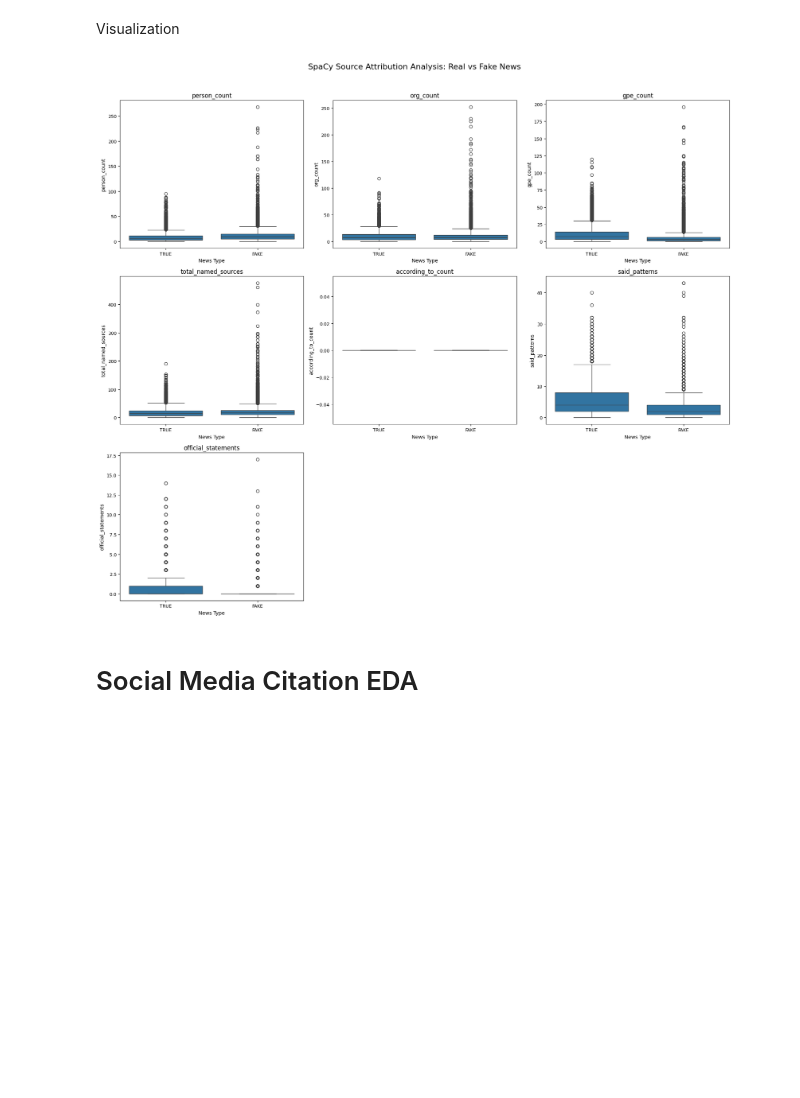
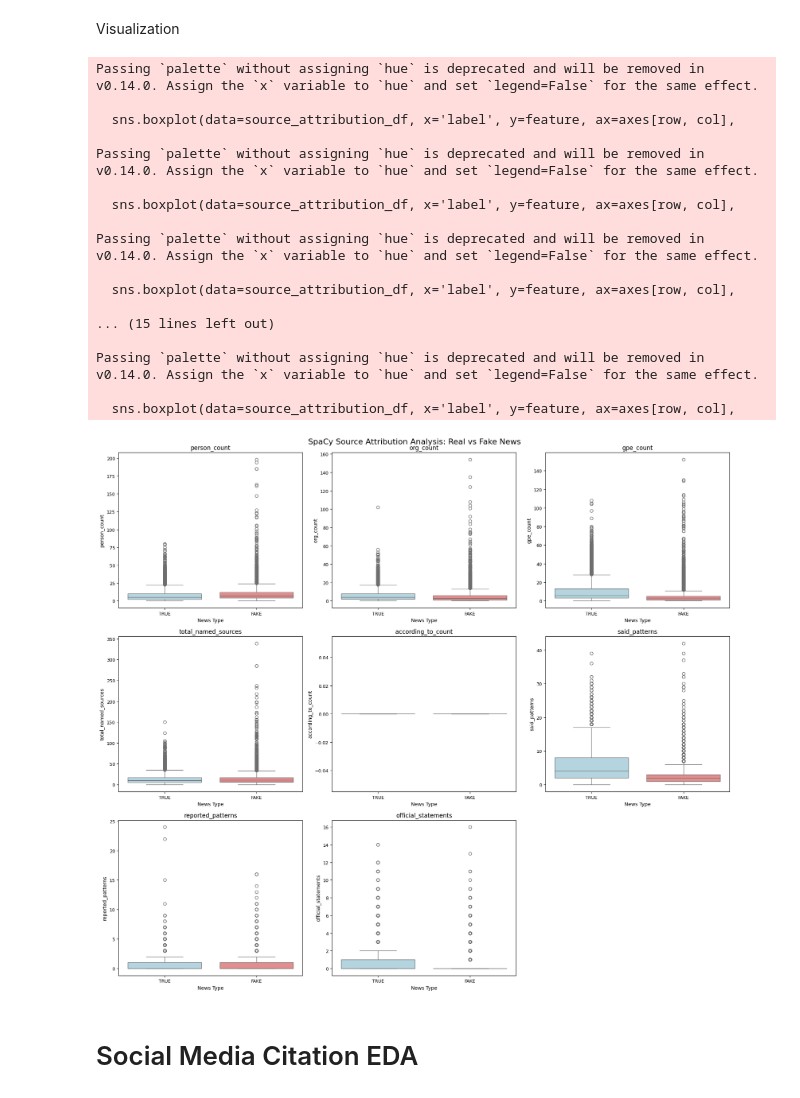
Before and after one commit to Accenture-1a-BTT/accenture-1a-team-project, a Jupyter notebook: FakeNews_Accenture.ipynb, the cells around one changed output. Cells and saved outputs as stored; diff of their text form; code cells hidden in the pictures; blank space fills up the shorter version.

```diff
--- a/FakeNews_Accenture.ipynb
+++ b/FakeNews_Accenture.ipynb
@@ -1104,0 +1172,5 @@ plt.show()
+# %%
+# Data ready to use for model
+key_emotion_df = emotion_analysis_df[['vader_compound', 'textblob_subjectivity']].copy()
+df_final_cleaned = pd.concat([df_final_cleaned, key_emotion_df], axis=1)
+print("Merged key emotional features.")
@@ -1181,0 +1351,8 @@ source_attribution_df = pd.concat([df_final_cleaned.reset_index(drop=True), spac
+# %%
+print("Merging with data...")
+source_attribution_df = pd.concat([
+    merged_no_duplicates_df.reset_index(drop=True),
+    spacy_df.reset_index(drop=True)
+], axis=1)
+
+print(f"Merged shape: {source_attribution_df.shape}")
@@ -1182,17 +1362,2 @@ source_attribution_df = pd.concat([df_final_cleaned.reset_index(drop=True), spac
 # %% [markdown]
 EDA Analysis and Comparison
-# %%
-# Compare SpaCy features between real and fake news
-feature_cols = ['person_count', 'org_count', 'gpe_count','total_named_sources',
-                'according_to_count', 'said_patterns', 'reported_patterns', 'official_statements']
-
-print("SpaCy Source Attribution Analysis:")
-for feature in feature_cols:
-    real_mean = source_attribution_df[source_attribution_df['label'] == 'TRUE'][feature].mean()
-    fake_mean = source_attribution_df[source_attribution_df['label'] == 'FAKE'][feature].mean()
-
-    print(f"{feature}:")
-    print(f"  Real news mean: {real_mean:.3f}")
-    print(f"  Fake news mean: {fake_mean:.3f}")
-    print(f"  Difference: {real_mean - fake_mean:.3f}")
-    print()
@@ -1219,29 +1486,51 @@ Visualization
 # %%
 # Create visualizations for SpaCy features
 fig, axes = plt.subplots(3, 3, figsize=(18, 16))
-fig.suptitle('SpaCy Source Attribution Analysis: Real vs Fake News', fontsize=16, y=0.98)
+fig.suptitle('SpaCy Source Attribution Analysis: Real vs Fake News', fontsize=16)
 
 features_to_plot = ['person_count', 'org_count', 'gpe_count','total_named_sources',
-                   'according_to_count', 'said_patterns', 'official_statements']
+                    'according_to_count', 'said_patterns', 'reported_patterns',
+                    'official_statements']
 
 for i, feature in enumerate(features_to_plot):
     row = i // 3
     col = i % 3
 
-    sns.boxplot(data=source_attribution_df, x='label', y=feature, ax=axes[row, col])
+    # Simple boxplot
+    sns.boxplot(data=source_attribution_df, x='label', y=feature, ax=axes[row, col],
+                palette={'TRUE': 'lightblue', 'FAKE': 'lightcoral'})
+
     axes[row, col].set_title(f'{feature}', fontsize=12)
     axes[row, col].set_xlabel('News Type', fontsize=10)
     axes[row, col].tick_params(axis='both', which='major', labelsize=9)
 
+# Hide unused subplots
 for i in range(len(features_to_plot), 9):
     row = i // 3
     col = i % 3
     axes[row, col].set_visible(False)
 
-plt.tight_layout(rect=[0, 0, 1, 0.96])
+plt.tight_layout()
 plt.show()
 # %% [output]
+Passing `palette` without assigning `hue` is deprecated and will be removed in v0.14.0. Assign the `x` variable to `hue` and set `legend=False` for the same effect.
+
+  sns.boxplot(data=source_attribution_df, x='label', y=feature, ax=axes[row, col],
+
+Passing `palette` without assigning `hue` is deprecated and will be removed in v0.14.0. Assign the `x` variable to `hue` and set `legend=False` for the same effect.
+
+  sns.boxplot(data=source_attribution_df, x='label', y=feature, ax=axes[row, col],
+
+Passing `palette` without assigning `hue` is deprecated and will be removed in v0.14.0. Assign the `x` variable to `hue` and set `legend=False` for the same effect.
+
+  sns.boxplot(data=source_attribution_df, x='label', y=feature, ax=axes[row, col],
+
+... (15 lines left out)
+
+Passing `palette` without assigning `hue` is deprecated and will be removed in v0.14.0. Assign the `x` variable to `hue` and set `legend=False` for the same effect.
+
+  sns.boxplot(data=source_attribution_df, x='label', y=feature, ax=axes[row, col],
-[figure, old version]
+[figure, new version]
 # %% [markdown]
 # Social Media Citation EDA
 # %% [markdown]
```
Also changed, not shown: parts of 29 cells of this notebook.
